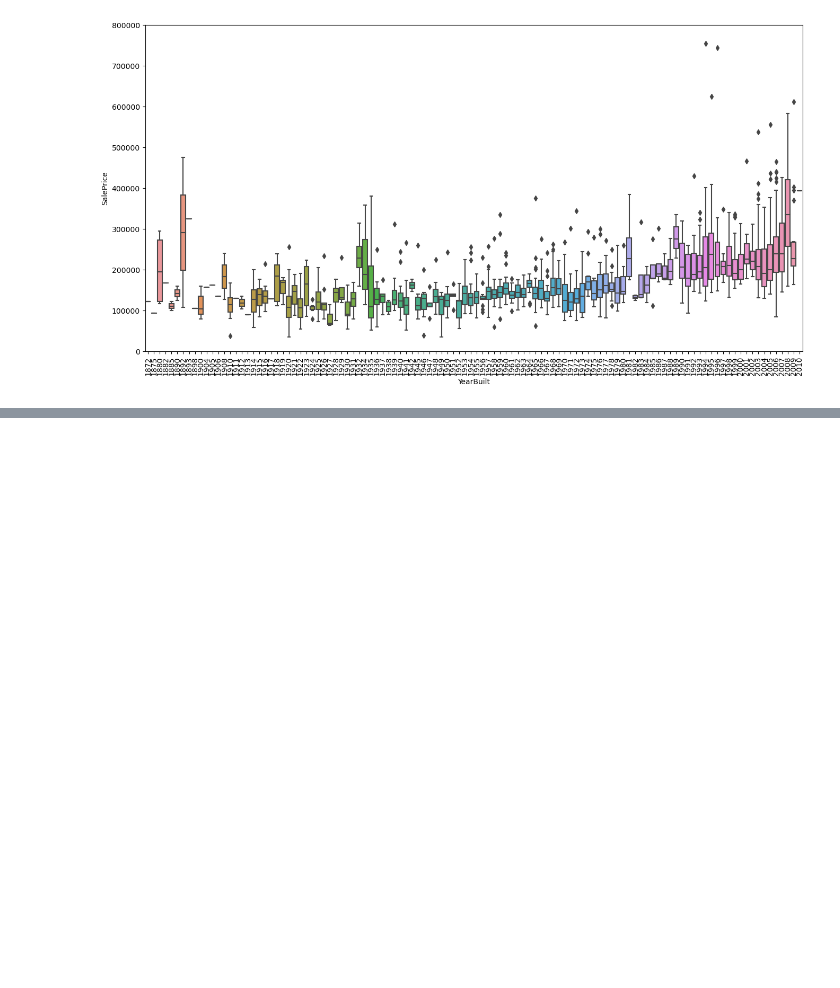
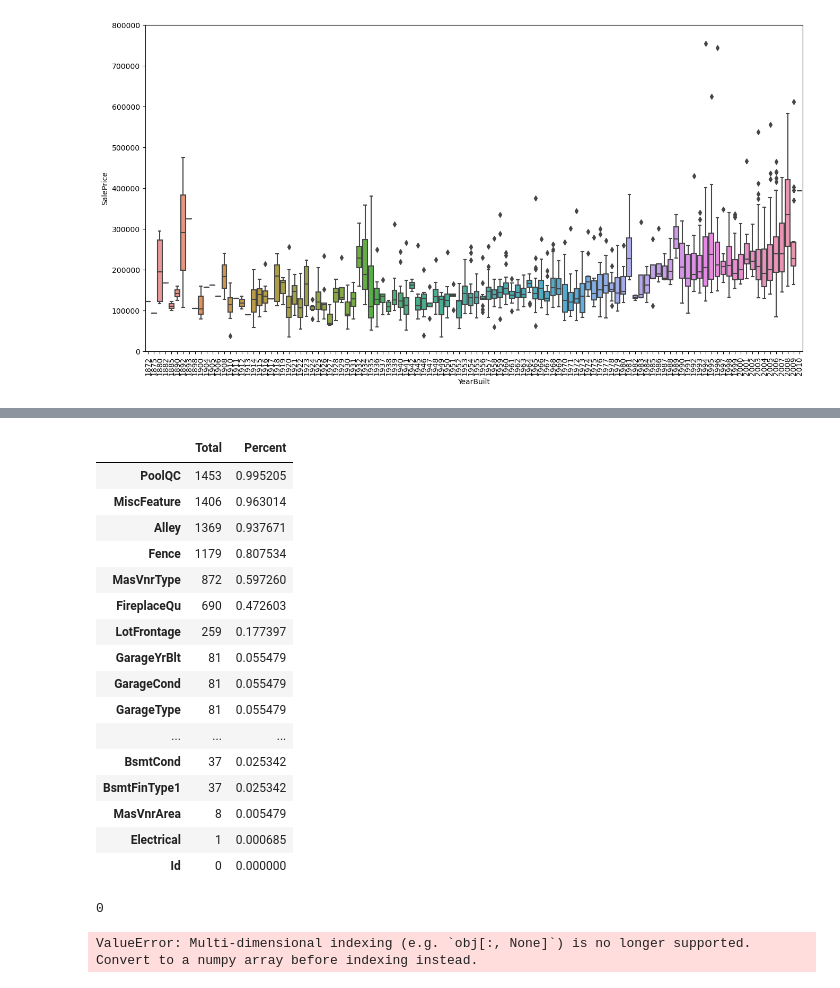
Before and after one commit to h-sutiwas/personal-project, a Jupyter notebook: House Prices Advanced Regression Techniques/house-prices-advanced-regression-techniques/house_price.ipynb, the cells around one changed output, grey strips where cells are left out. Drawn from its saved outputs; the diff is of its cells as text; code cells hidden in the pictures; blank space fills up the shorter version.

```diff
--- a/House Prices Advanced Regression Techniques/house-prices-advanced-regression-techniques/house_price.ipynb
+++ b/House Prices Advanced Regression Techniques/house-prices-advanced-regression-techniques/house_price.ipynb
@@ -106,0 +142,45 @@ plt.show()
+# %%
+# Dealing with missing data
+total = train_df.isnull().sum().sort_values(ascending=False)
+percent = (train_df.isnull().sum()/train_df.isnull().count()).sort_values(ascending=False)
+missing_data = pd.concat([total, percent], axis=1, keys=['Total', 'Percent'])
+missing_data.head(20)
+# %% [output]
+|  | Total | Percent |
+| PoolQC | 1453 | 0.995205 |
+| MiscFeature | 1406 | 0.963014 |
+| Alley | 1369 | 0.937671 |
+| Fence | 1179 | 0.807534 |
+| MasVnrType | 872 | 0.597260 |
+| FireplaceQu | 690 | 0.472603 |
+| LotFrontage | 259 | 0.177397 |
+| GarageYrBlt | 81 | 0.055479 |
+| GarageCond | 81 | 0.055479 |
+| GarageType | 81 | 0.055479 |
+| ... | ... | ... |
+| BsmtCond | 37 | 0.025342 |
+| BsmtFinType1 | 37 | 0.025342 |
+| MasVnrArea | 8 | 0.005479 |
+| Electrical | 1 | 0.000685 |
+| Id | 0 | 0.000000 |
+# %%
+# To handle missing data
+# > delete all variables with missing data, except the variable 'Electrical'.
+
+#dealing with missing data
+train_df = train_df.drop((missing_data[missing_data['Total'] > 1]).index, axis=1)
+train_df = train_df.drop(train_df.loc[train_df['Electrical'].isnull()].index)
+train_df.isnull().sum().max() #just checking that there's no missing data missing...
+# %% [output]
+0
+# %%
+#standardizing data
+saleprice_scaled = StandardScaler().fit_transform(train_df['SalePrice'][: ,np.newaxis]);
+low_range = saleprice_scaled[saleprice_scaled[:,0].argsort()][:10]
+high_range= saleprice_scaled[saleprice_scaled[:,0].argsort()][-10:]
+print('outer range (low) of the distribution:')
+print(low_range)
+print('\nouter range (high) of the distribution:')
+print(high_range)
+# %% [output]
+ValueError: Multi-dimensional indexing (e.g. `obj[:, None]`) is no longer supported. Convert to a numpy array before indexing instead.
```
Also changed, not shown: parts of 5 cells of this notebook.
